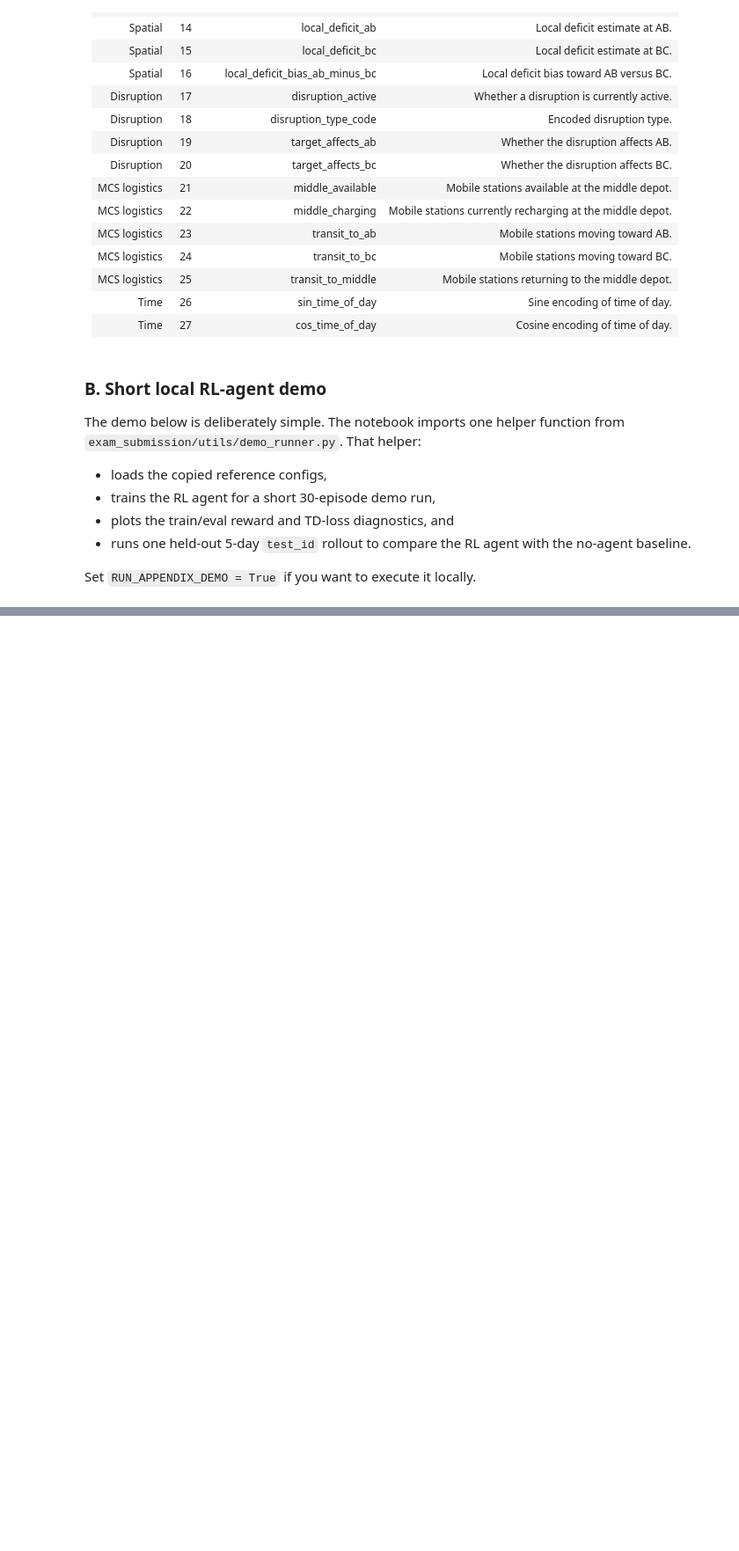
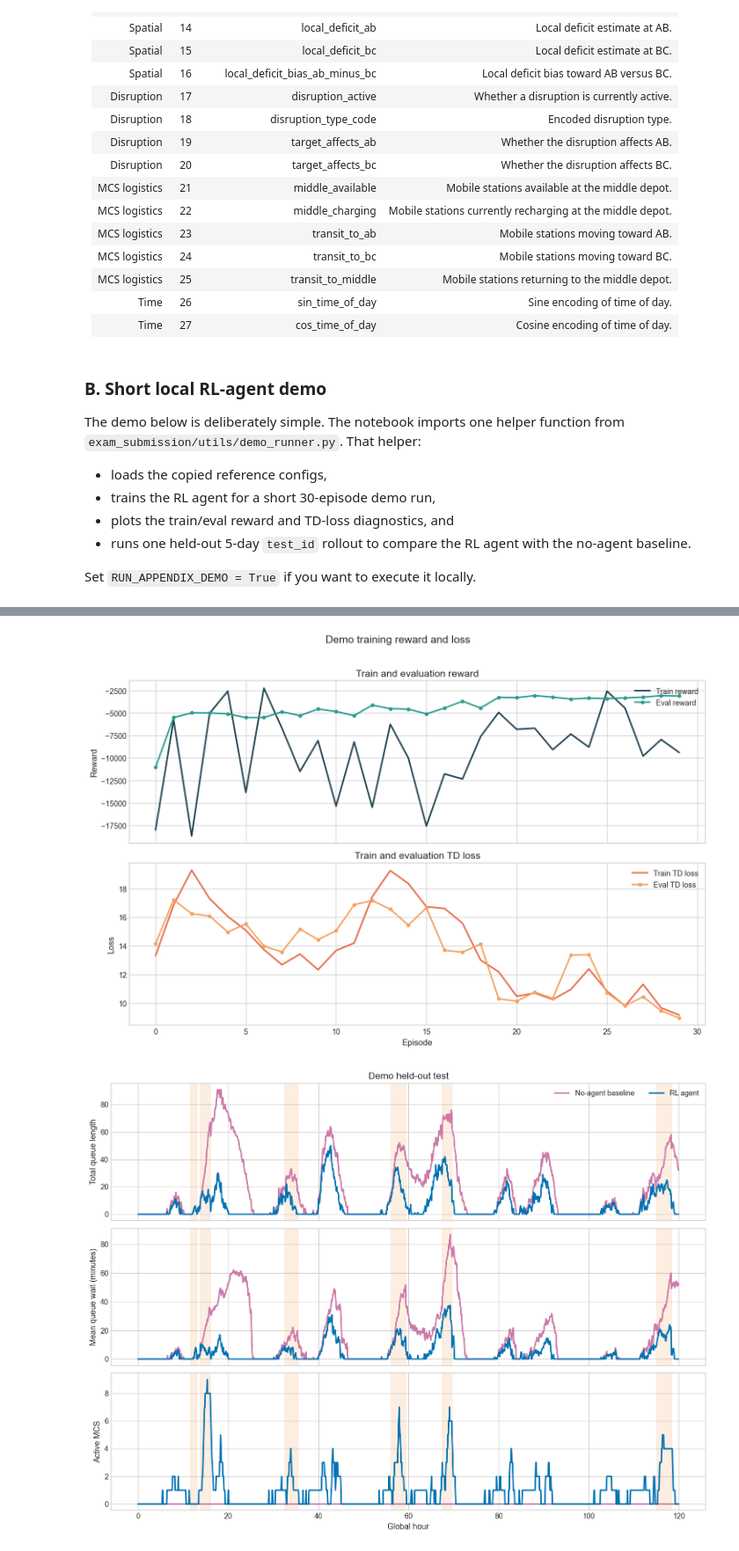
Before and after one commit to AugustHolmDTU/advanced-business-analytics, a Jupyter notebook: exam_submission/exam_storyline.ipynb, the cells around one changed output, grey strips where cells are left out. Shown at 88% size. Saved outputs shown, nothing was run; the diff lists cells and outputs as text; code cells hidden in the pictures; blank space fills up the shorter version.

Commit message:
demo is good now

```diff
--- a/exam_submission/exam_storyline.ipynb
+++ b/exam_submission/exam_storyline.ipynb
@@ -1405,7 +1405,7 @@ The demo below is deliberately simple. The notebook imports one helper function
 
 Set `RUN_APPENDIX_DEMO = True` if you want to execute it locally.
 # %%
-RUN_APPENDIX_DEMO = False
+RUN_APPENDIX_DEMO = True
 
 if RUN_APPENDIX_DEMO:
     appendix_demo = run_appendix_demo()
@@ -1436,0 +1441,2 @@ Set `RUN_APPENDIX_DEMO = True` in this cell to run a short local RL-agent demo.
+[figure, added]
+[figure, added]
```
Also changed, not shown: parts of 1 cell of this notebook, 3 other files.
